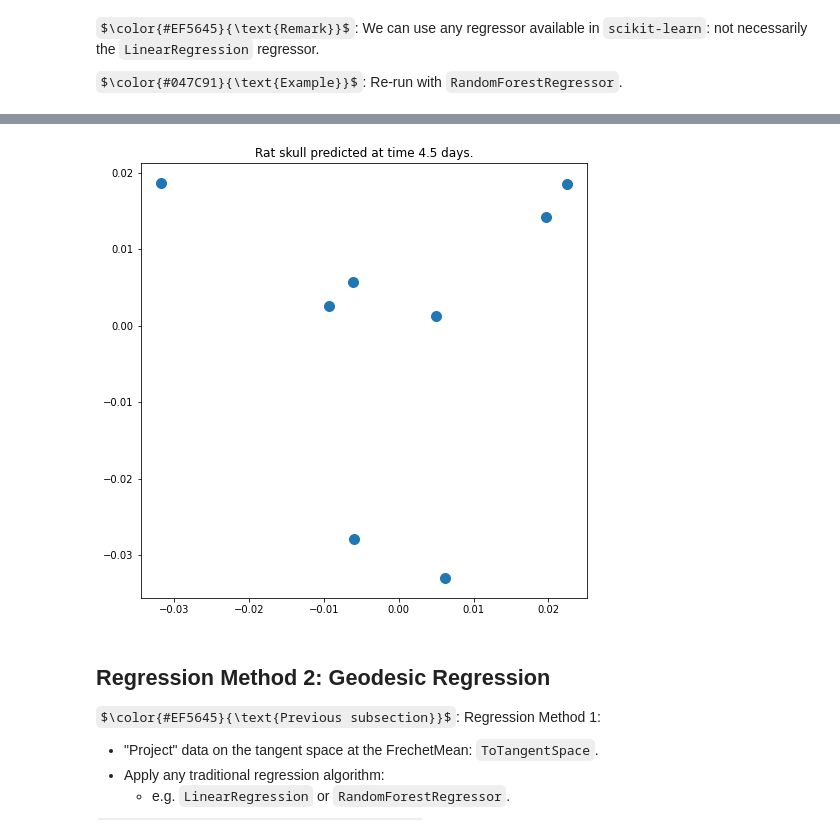
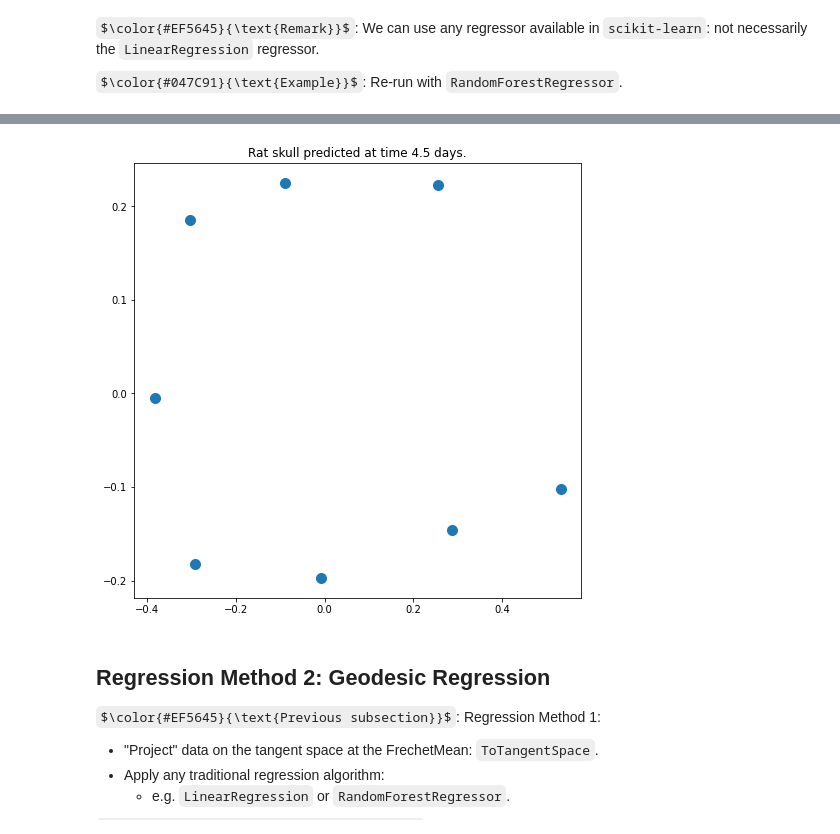
Before and after one commit to geometric-intelligence/ece594n, a Jupyter notebook: lectures/03_c_regression.ipynb, the cells around one changed output, grey strips where cells are left out. Cells and saved outputs as stored; diff of their text form; code cells hidden in the pictures; some formulas as TeX source.

```diff
--- a/lectures/03_c_regression.ipynb
+++ b/lectures/03_c_regression.ipynb
@@ -243,14 +242,14 @@ R^2 score: -31.03.
 # %%
-skull =  rfr.predict(np.array([[4.5]]))
+tangent_skull =  rfr.predict(np.array([[4.5]]))
 
 fig = plt.figure(figsize=(8, 8))
 ax = fig.add_subplot(111)
-points = skull.reshape(-1, 2)
+points = kendall_metric.exp(tangent_skull.reshape(-1, 2), base_point=mean.estimate_)
 plt_plot, = plt.plot(
     points[:, 0], points[:, 1], 'o', markersize=10)
 ax.set_title("Rat skull predicted at time 4.5 days.");
 # %% [output]
-[figure, old version]
+[figure, new version]
 # %% [markdown]
 ## Regression Method 2: Geodesic Regression
 
```
Also changed, not shown: parts of 18 cells of this notebook, 12 other files.
